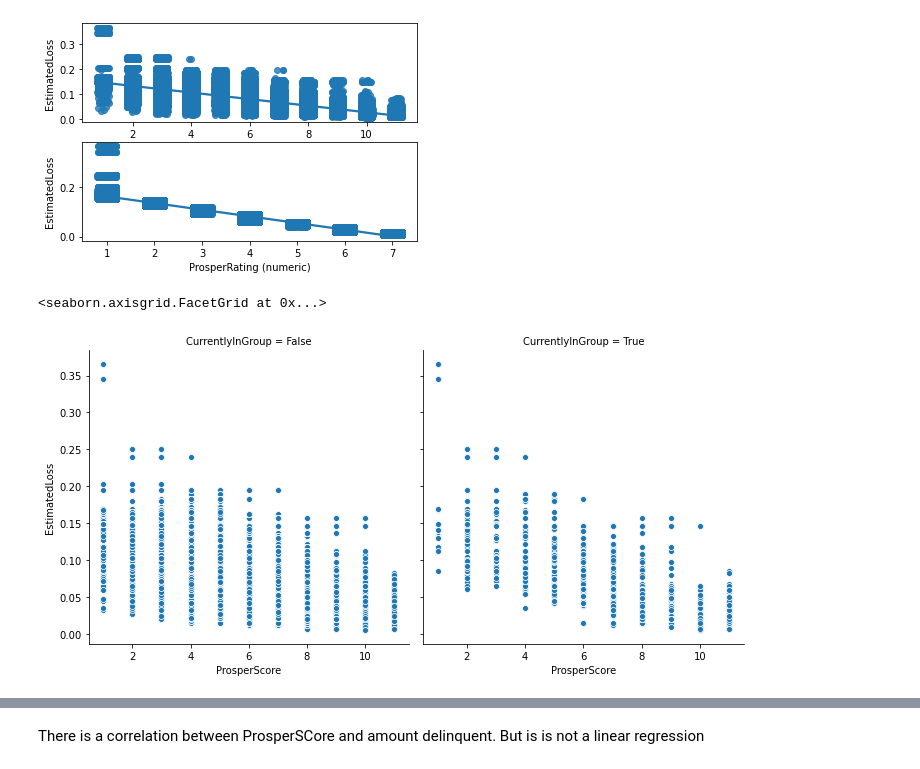
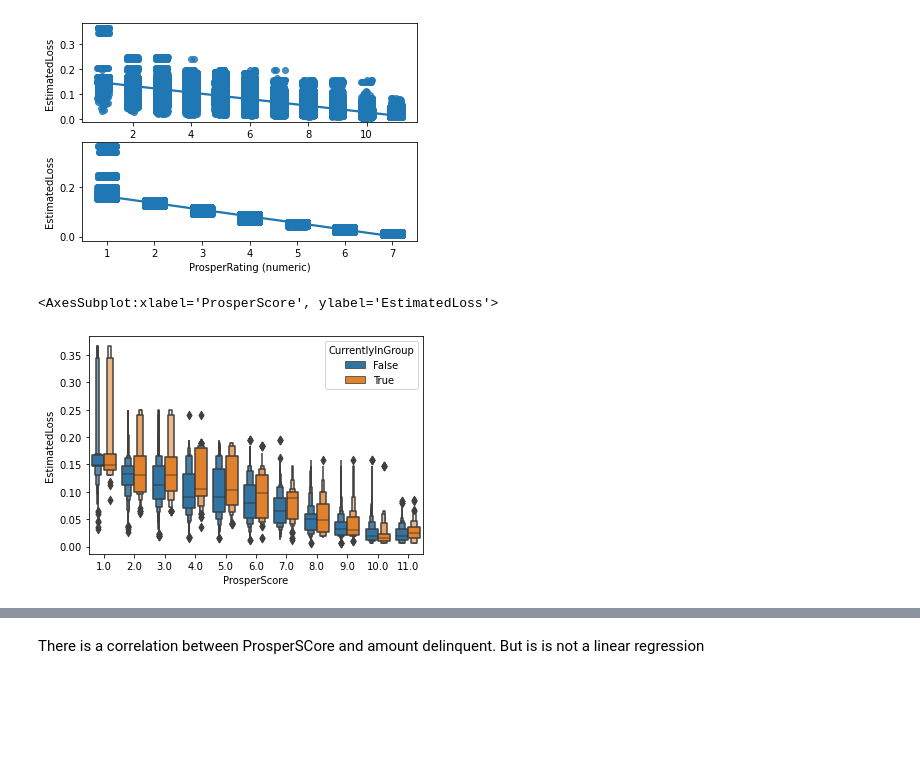
Before and after one commit to lpedejong/Nano_degree_projects, a Jupyter notebook: Project4_Data_Communication/Communicate_data_Findings.ipynb, the cells around one changed output, grey strips where cells are left out. Drawn from its saved outputs; the diff is of its cells as text; code cells hidden in the pictures; blank space fills up the shorter version.

```diff
--- a/Project4_Data_Communication/Communicate_data_Findings.ipynb
+++ b/Project4_Data_Communication/Communicate_data_Findings.ipynb
@@ -161,0 +267,13 @@ sb.regplot(y = df_loan_filtered['AmountDelinquent'], x = df_loan_filtered['Prosp
+# %%
+#creating a new category for AmountDelinquent
+#conditions for new categories
+conditions = [
+    (df_loan_filtered['AmountDelinquent'] == 0),
+    (df_loan_filtered['AmountDelinquent'] >0) & (df_loan_filtered['AmountDelinquent'] <=100),
+    (df_loan_filtered['AmountDelinquent'] > 100),
+    (df_loan_filtered['AmountDelinquent'].isnull())
+]
+#names for categories
+values = ['None', 'Small','Large','Unknown' ]
+#populate new column
+df_loan_filtered['HasDelinquency'] = np.select(conditions,values)
@@ -161,0 +288,3 @@ sb.regplot(y = df_loan_filtered['AmountDelinquent'], x = df_loan_filtered['Prosp
+# %%
+#make hasdelinquency a category
+df_loan_filtered['HasDelinquency'] = df_loan_filtered.HasDelinquency.astype('category')
@@ -167,7 +330,8 @@ sb.regplot(ax=axs[1],y = df_loan_filtered['EstimatedLoss'], x = df_loan_filtered
 <AxesSubplot:xlabel='ProsperRating (numeric)', ylabel='EstimatedLoss'>
 [figure]
 # %%
-sb.relplot(data = df_loan_filtered, y = 'EstimatedLoss', x = 'ProsperScore', col= 'CurrentlyInGroup')
+sb.boxenplot(data = df_loan_filtered, y = 'EstimatedLoss', x = 'ProsperScore', hue = 'CurrentlyInGroup')
+#outliers?
 # %% [output]
-<seaborn.axisgrid.FacetGrid at 0x...>
+<AxesSubplot:xlabel='ProsperScore', ylabel='EstimatedLoss'>
-[figure, old version]
+[figure, new version]
```
Also changed, not shown: parts of 52 cells of this notebook.
